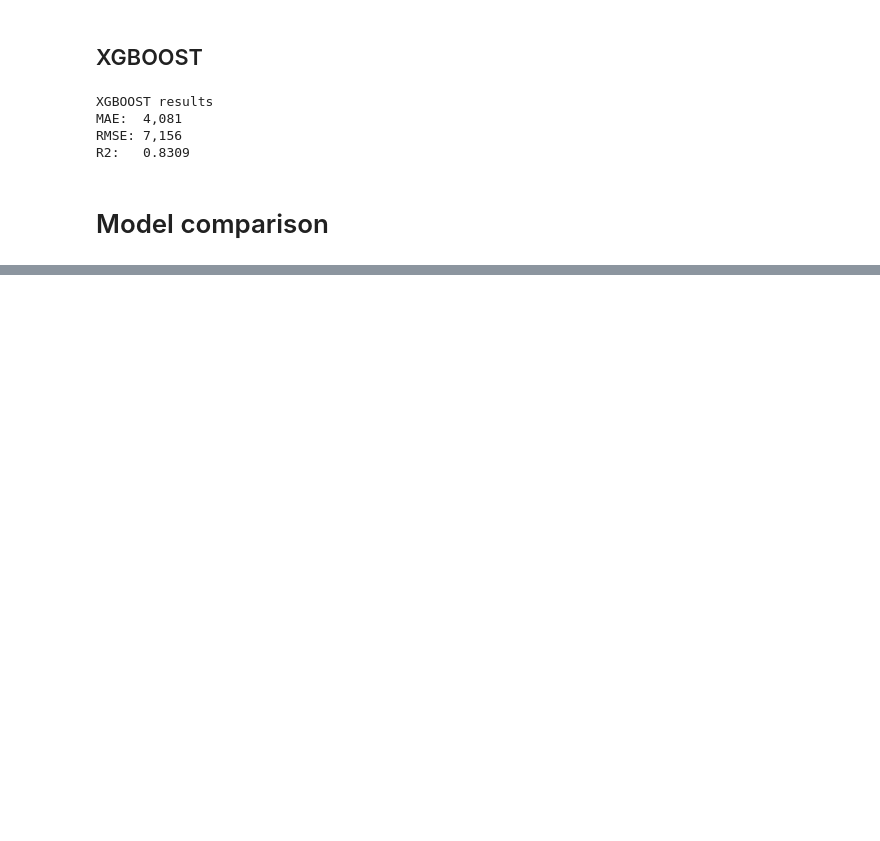
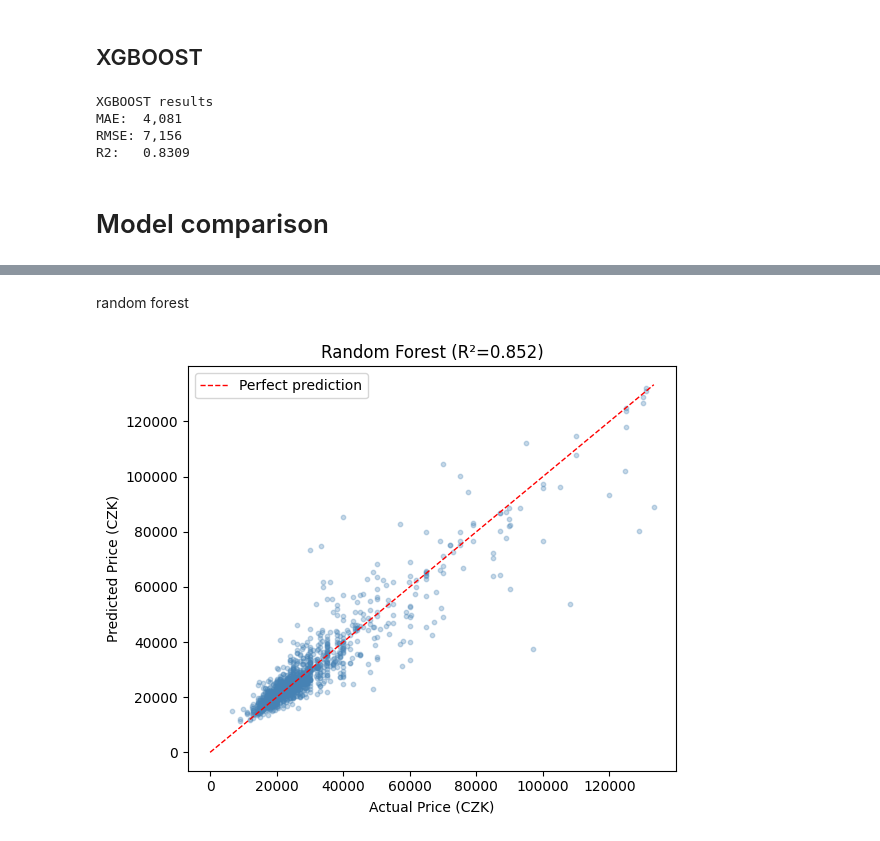
Before and after one commit to Bendy545/Prague-Rent-Predictor, a Jupyter notebook: src/training/model_training.ipynb, the cells around one changed output, grey strips where cells are left out. Saved outputs shown, nothing was run; the diff lists cells and outputs as text; code cells hidden in the pictures; blank space fills up the shorter version.

```diff
--- a/src/training/model_training.ipynb
+++ b/src/training/model_training.ipynb
@@ -293,0 +315,17 @@ Linear Regression     5,125      8,251 0.7752
+# %% [markdown]
+random forest
+# %%
+plt.figure(figsize=(6, 5))
+plt.scatter(y_test, rf_y_pred, alpha=0.3, s=10, color='steelblue')
+
+max_val = max(y_test.max(), rf_y_pred.max())
+plt.plot([0, max_val], [0, max_val], 'r--', linewidth=1, label='Perfect prediction')
+
+plt.xlabel('Actual Price (CZK)')
+plt.ylabel('Predicted Price (CZK)')
+plt.title(f'Random Forest (R²={rf_r2:.3f})')
+plt.legend()
+plt.tight_layout()
+plt.show()
+# %% [output]
+[figure, added]
```
Also changed, not shown: parts of 11 cells of this notebook.
